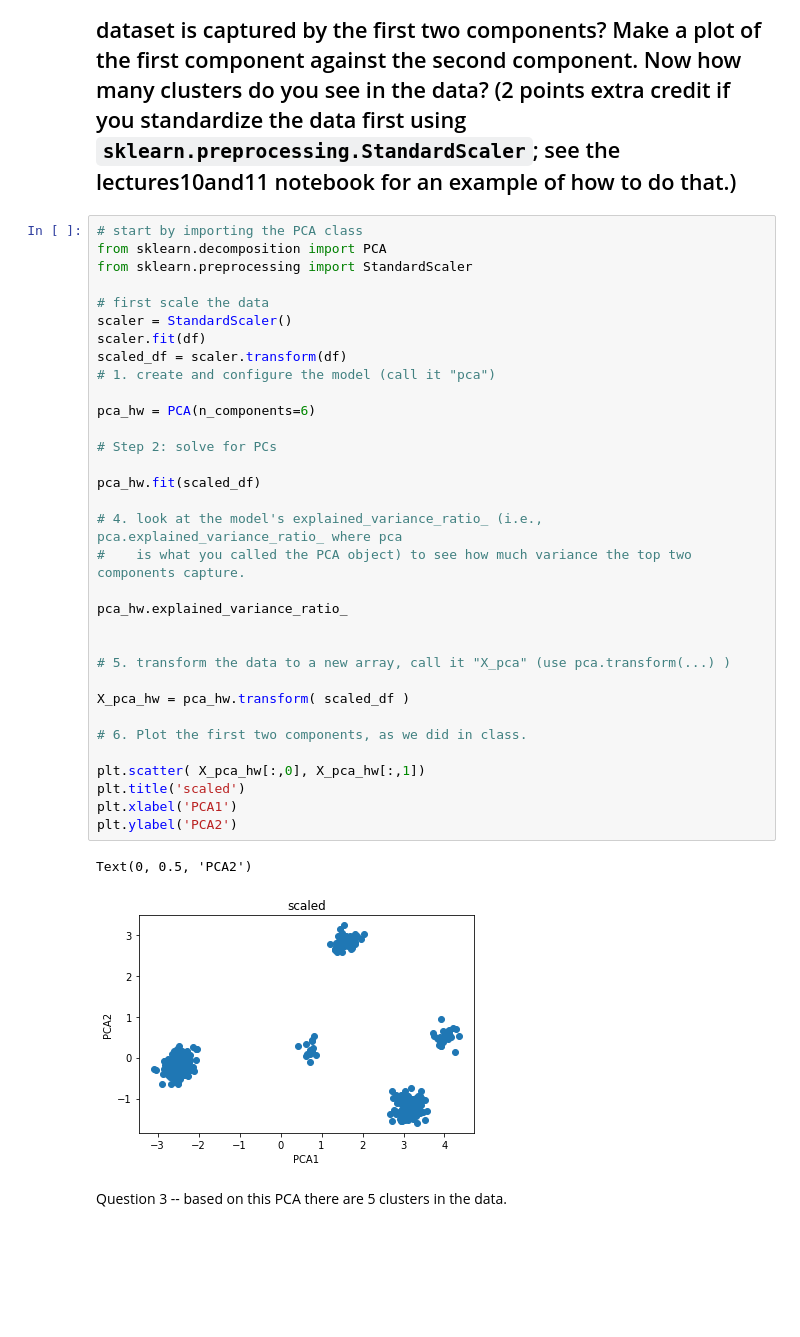
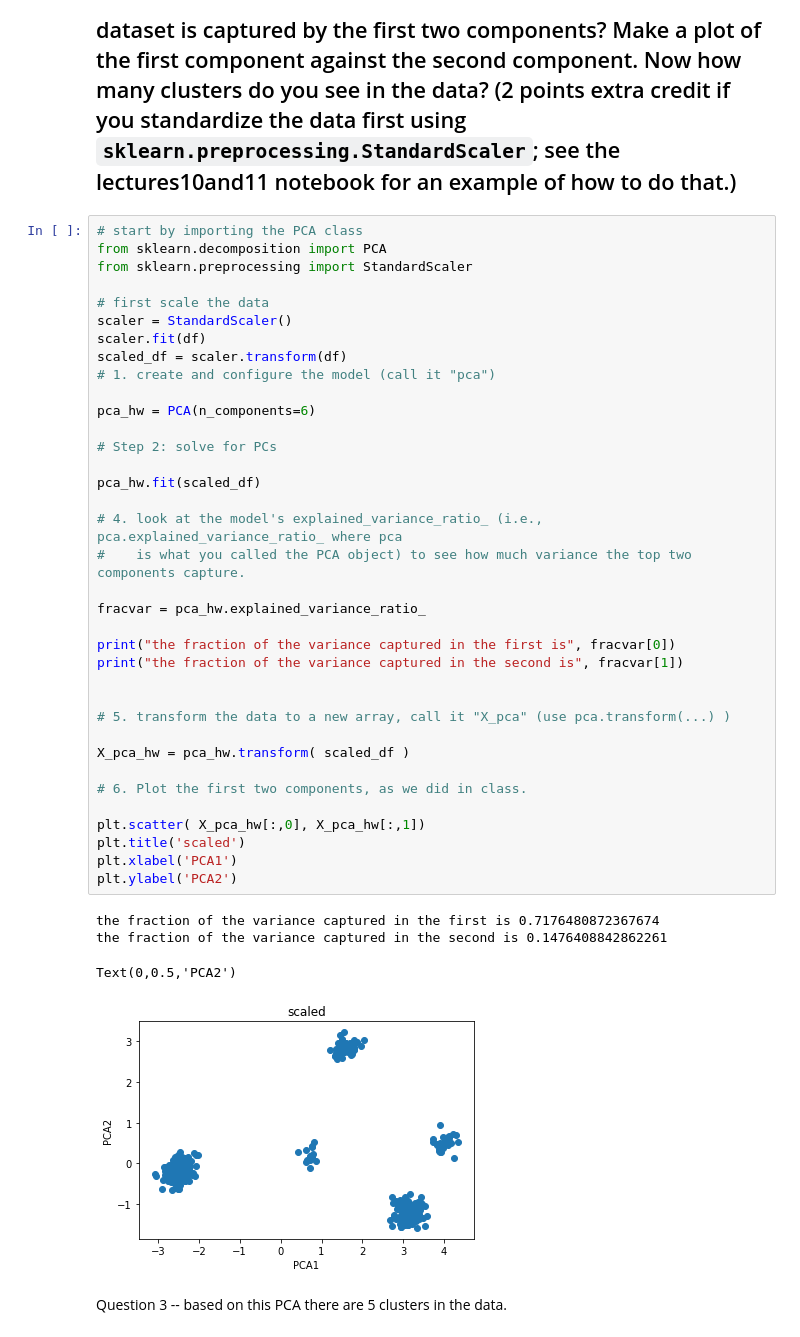
Before and after one commit to bchansen3/tfcb_2021, a Jupyter notebook: homeworks/homework05/homework05.ipynb, the cells around one changed output. Saved outputs shown, nothing was run; the diff lists cells and outputs as text; blank space fills up the shorter version.

```diff
--- a/homeworks/homework05/homework05.ipynb
+++ b/homeworks/homework05/homework05.ipynb
@@ -44,36 +44,41 @@ from sklearn.decomposition import PCA
 from sklearn.preprocessing import StandardScaler
 
 # first scale the data
 scaler = StandardScaler()
 scaler.fit(df)
 scaled_df = scaler.transform(df)
 # 1. create and configure the model (call it "pca")
 
 pca_hw = PCA(n_components=6)
 
 # Step 2: solve for PCs
 
 pca_hw.fit(scaled_df)
 
 # 4. look at the model's explained_variance_ratio_ (i.e., pca.explained_variance_ratio_ where pca
 #    is what you called the PCA object) to see how much variance the top two components capture.
 
-pca_hw.explained_variance_ratio_
+fracvar = pca_hw.explained_variance_ratio_
+
+print("the fraction of the variance captured in the first is", fracvar[0])
+print("the fraction of the variance captured in the second is", fracvar[1])
 
 
 # 5. transform the data to a new array, call it "X_pca" (use pca.transform(...) )
 
 X_pca_hw = pca_hw.transform( scaled_df )
 
 # 6. Plot the first two components, as we did in class.
 
 plt.scatter( X_pca_hw[:,0], X_pca_hw[:,1])
 plt.title('scaled')
 plt.xlabel('PCA1')
 plt.ylabel('PCA2')
 # %% [output]
-Text(0, 0.5, 'PCA2')
+the fraction of the variance captured in the first is 0.7176480872367674
+the fraction of the variance captured in the second is 0.1476408842862261
+Text(0,0.5,'PCA2')
-[figure, old version]
+[figure, new version]
 # %% [markdown]
 Question 3 -- based on this PCA there are 5 clusters in the data.
 # %% [markdown]
```
Also changed, not shown: parts of 5 cells of this notebook.
